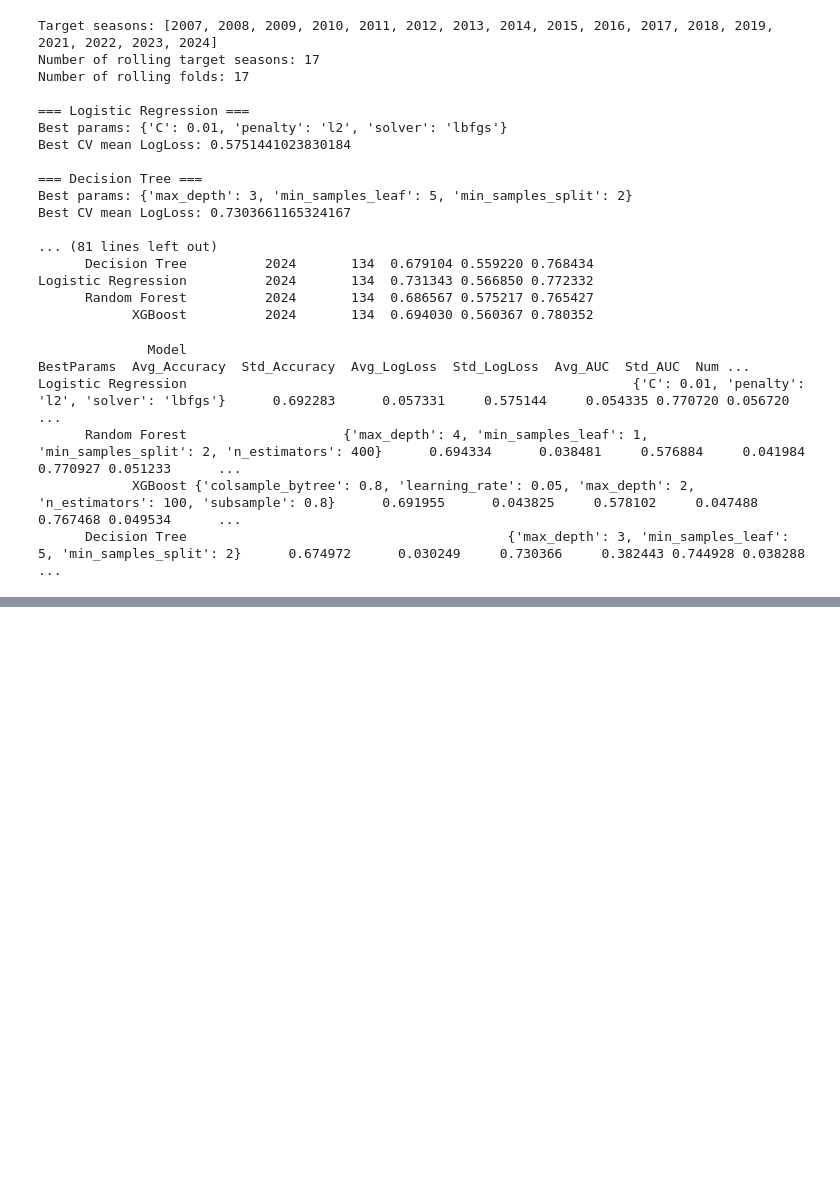
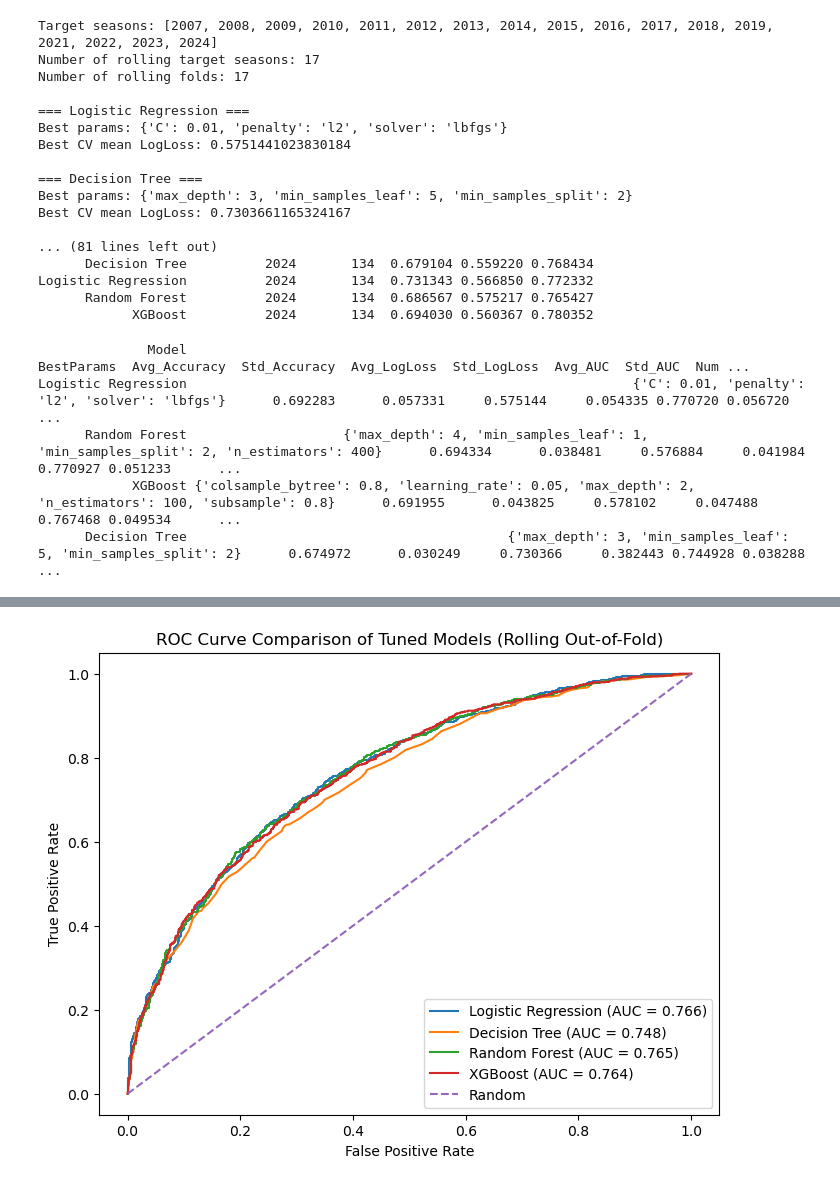
Before and after one commit to danielkwan2004/DBA3803_final_project, a Jupyter notebook: DBA3803_group11_final.ipynb, the cells around one changed output, grey strips where cells are left out. Drawn from its saved outputs; the diff is of its cells as text; code cells hidden in the pictures; blank space fills up the shorter version.

```diff
--- a/DBA3803_group11_final.ipynb
+++ b/DBA3803_group11_final.ipynb
@@ -1048,7 +1024,7 @@ features_final = [
     "PointsAllowed_Diff",
     "Rebounds_Diff",
     "TO_Diff"
-]
+ ]
 
 X = matchups[features_final].copy()
 y = matchups["Y"].copy()
@@ -1184,6 +1160,7 @@ for model_name, (base_model, param_grid) in model_builders.items():
     season_df = pd.DataFrame(per_fold)
     rolling_results_all[model_name] = {
         "best_params": grid.best_params_,
+        "best_estimator": best_model,
         "per_season": season_df
     }
 
@@ -1239,0 +1303,54 @@ Logistic Regression                                                         {'C'
+# %%
+# Build models from best params found in rolling GridSearch.
+best_models_rolling = {
+    "Logistic Regression": LogisticRegression(
+        max_iter=3000,
+        random_state=42,
+        **rolling_results_all["Logistic Regression"]["best_params"]
+    ),
+    "Decision Tree": DecisionTreeClassifier(
+        random_state=42,
+        **rolling_results_all["Decision Tree"]["best_params"]
+    ),
+    "Random Forest": RandomForestClassifier(
+        random_state=42,
+        n_jobs=-1,
+        **rolling_results_all["Random Forest"]["best_params"]
+    ),
+    "XGBoost": XGBClassifier(
+        eval_metric="logloss",
+        random_state=42,
+        n_jobs=-1,
+        **rolling_results_all["XGBoost"]["best_params"]
+    )
+}
+
+# Out-of-fold ROC over rolling splits: each target season contributes only test-fold predictions.
+plt.figure(figsize=(8, 6))
+
+for name, model in best_models_rolling.items():
+    y_true_all = []
+    y_prob_all = []
+
+    for train_idx, test_idx in rolling_splits:
+        model.fit(X_cv.iloc[train_idx], y_cv.iloc[train_idx])
+        y_prob = model.predict_proba(X_cv.iloc[test_idx])[:, 1]
+
+        y_true_all.extend(y_cv.iloc[test_idx].to_numpy())
+        y_prob_all.extend(y_prob)
+
+    y_true_all = np.array(y_true_all)
+    y_prob_all = np.array(y_prob_all)
+
+    fpr, tpr, _ = roc_curve(y_true_all, y_prob_all)
+    auc = roc_auc_score(y_true_all, y_prob_all)
+    plt.plot(fpr, tpr, label=f"{name} (AUC = {auc:.3f})")
+
+plt.plot([0, 1], [0, 1], linestyle="--", label="Random")
+plt.xlabel("False Positive Rate")
+plt.ylabel("True Positive Rate")
+plt.title("ROC Curve Comparison of Tuned Models (Rolling Out-of-Fold)")
+plt.legend()
+plt.show()
+# %% [output]
+[figure, added]
```
Also changed, not shown: parts of 4 cells of this notebook.
